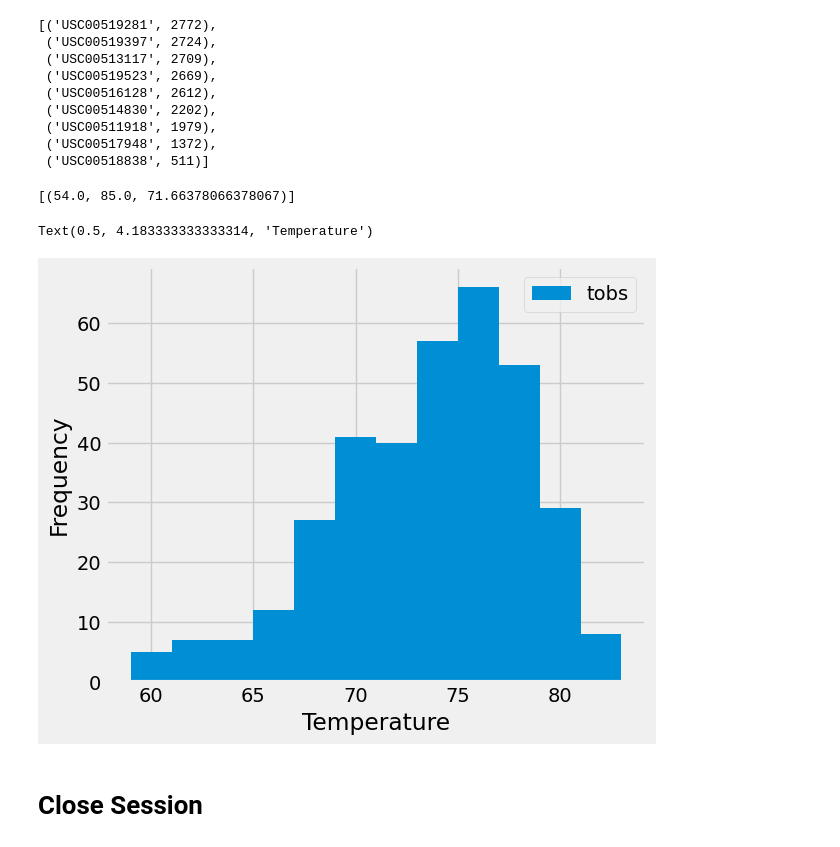
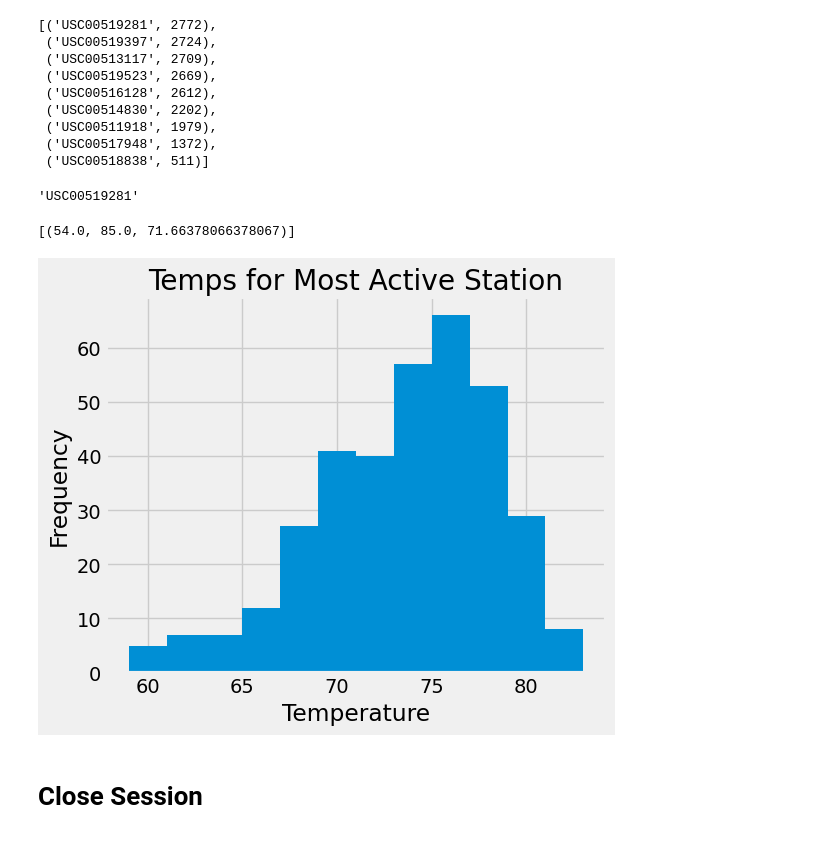
Before and after one commit to Lanceowesalot/sqlalchemy_challenge, a Jupyter notebook: SurfsUp/climate_starter.ipynb, the cells around one changed output. Saved outputs shown, nothing was run; the diff lists cells and outputs as text; code cells hidden in the pictures.

```diff
--- a/SurfsUp/climate_starter.ipynb
+++ b/SurfsUp/climate_starter.ipynb
@@ -39,18 +46,17 @@ engine = create_engine("sqlite:///Resources/hawaii.sqlite")
 # %%
-# Design a query to retrieve the last 12 months of precipitation data and plot the results.
+# Design a query to retrieve the last 12 montsh of precipitation data and plot the results.
 # Starting from the most recent data point in the database.
 
+
+# Change most recent date format
+most_recent_date = pd.to_datetime(most_recent_date)
+
 # Calculate the date one year from the last date in data set.
+twelve_months_ago = most_recent_date - pd.DateOffset(months=12)
 
+# Remove minutes and seconds from the date
+twelve_months_ago = twelve_months_ago.date()
 
-# Perform a query to retrieve the data and precipitation scores
-
-
-# Save the query results as a Pandas DataFrame. Explicitly set the column names
-
-
-# Sort the dataframe by date
-
-
-# Use Pandas Plotting with Matplotlib to plot the data
+# Print the date
+print(twelve_months_ago)
 # %% [output]
@@ -77,6 +110,8 @@ Text(0, 0.5, 'Inches')
 # %%
 # Design a query to find the most active stations (i.e. which stations have the most rows?)
 # List the stations and their counts in descending order.
+most_active_stations = session.query(measurements.station, func.count(measurements.station)).group_by(measurements.station).order_by(func.count(measurements.station).desc()).all()
+most_active_stations
 # %% [output]
 [('USC00519281', 2772),
  ('USC00519397', 2724),
@@ -87,5 +122,11 @@ Text(0, 0.5, 'Inches')
  ('USC00511918', 1979),
  ('USC00517948', 1372),
  ('USC00518838', 511)]
+# %%
+# Most active station id
+most_active_station_id = most_active_stations [0][0]
+most_active_station_id
+# %% [output]
+'USC00519281'
 # %%
 # Using the most active station id from the previous query, calculate the lowest, highest, and average temperature.
@@ -94,9 +142,26 @@ Text(0, 0.5, 'Inches')
 # %%
 # Using the most active station id
 # Query the last 12 months of temperature observation data for this station and plot the results as a histogram
+temp_data = session.query(measurements.tobs)\
+.filter(measurements.station == most_active_station_id)\
+.filter(measurements.date >= twelve_months_ago) \
+.all()
+
+temperatures = [temp[0] for temp in temp_data]
+
+plt.figure(figsize=(6,5))
+plt.hist(temperatures, bins=12)
+plt.title(f'Temps for Most Active Station')
+plt.xlabel('Temperature')
+plt.ylabel('Frequency')
+plt.grid(True)
+plt.tight_layout()
+
+plt.savefig('temps_most_active_station.png')
+
+plt.show()
 # %% [output]
-Text(0.5, 4.183333333333314, 'Temperature')
-[figure, old version]
+[figure, new version]
 # %% [markdown]
 # Close Session
 # %%
```
Also changed, not shown: parts of 10 cells of this notebook, 4 other files.
